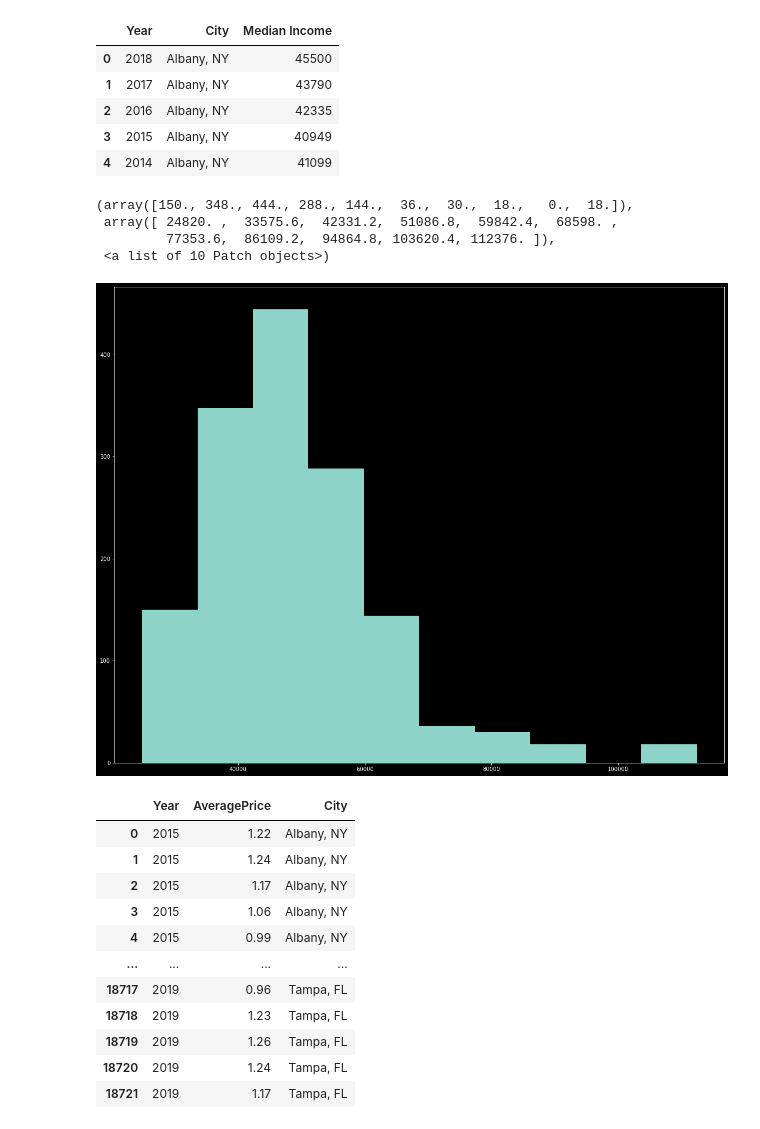
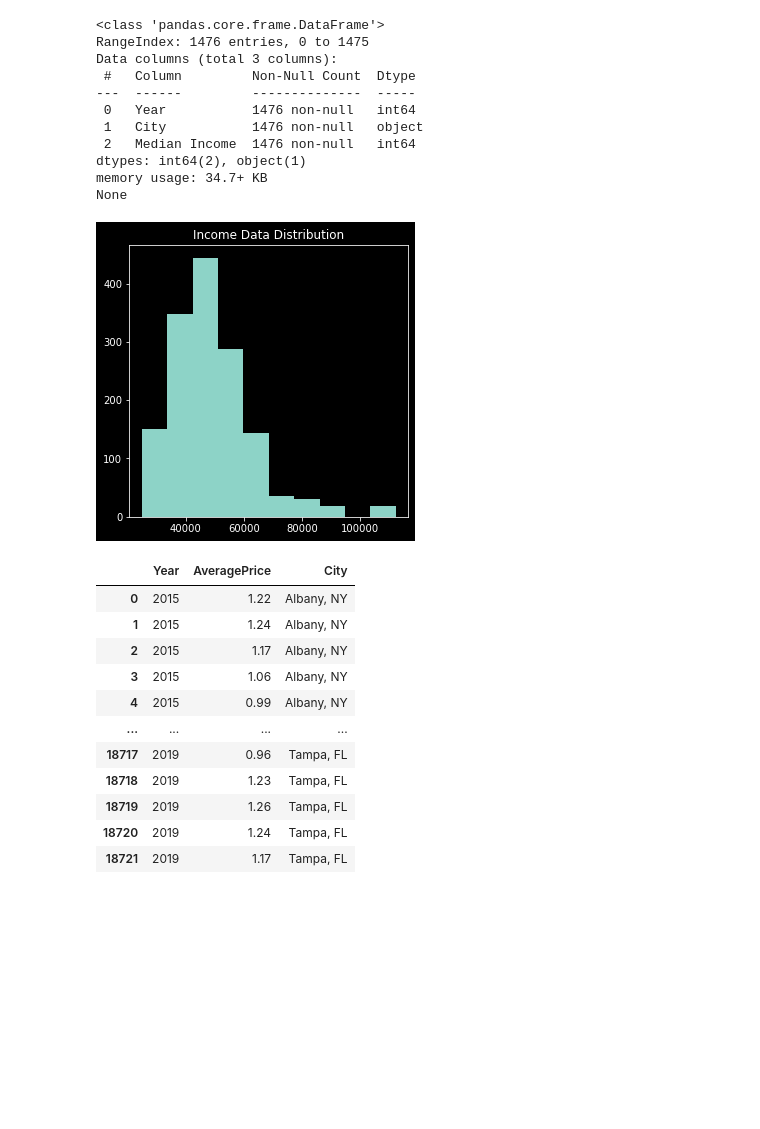
Before and after one commit to lauragtz/project_one, a Jupyter notebook: Avacado_Analysis_JK.ipynb, the cells around one changed output. Drawn from its saved outputs; the diff is of its cells as text; code cells hidden in the pictures; blank space fills up the shorter version.

```diff
--- a/Avacado_Analysis_JK.ipynb
+++ b/Avacado_Analysis_JK.ipynb
@@ -28,21 +28,27 @@ age_data
 # %%
+#raw income data
 income_raw = 'Resources/Income_data.csv'
 income_data = pd.read_csv(income_raw)
 income_data = income_data[['Year', 'City', 'Median Income']]
-income_data.head()
+print(income_data.info())
 # %% [output]
-|  | Year | City | Median Income |
-| 0 | 2018 | Albany, NY | 45500 |
-| 1 | 2017 | Albany, NY | 43790 |
-| 2 | 2016 | Albany, NY | 42335 |
-| 3 | 2015 | Albany, NY | 40949 |
-| 4 | 2014 | Albany, NY | 41099 |
+<class 'pandas.core.frame.DataFrame'>
+RangeIndex: 1476 entries, 0 to 1475
+Data columns (total 3 columns):
+ #   Column         Non-Null Count  Dtype
+---  ------         --------------  -----
+ 0   Year           1476 non-null   int64
+ 1   City           1476 non-null   object
+ 2   Median Income  1476 non-null   int64
+dtypes: int64(2), object(1)
+memory usage: 34.7+ KB
+None
-# %%
-plt.hist(income_data['Median Income'])
-# %% [output]
-(array([150., 348., 444., 288., 144.,  36.,  30.,  18.,   0.,  18.]),
- array([ 24820. ,  33575.6,  42331.2,  51086.8,  59842.4,  68598. ,
-         77353.6,  86109.2,  94864.8, 103620.4, 112376. ]),
- <a list of 10 Patch objects>)
-[figure, removed]
+# %%
+#look at distribution of income data
+plt.rcParams['figure.figsize']=(5,5)
+plt.hist(income_data['Median Income'])
+plt.title('Income Data Distribution')
+plt.show()
+# %% [output]
+[figure, added]
 # %%
```
Also changed, not shown: parts of 22 cells of this notebook, 1 other file.
